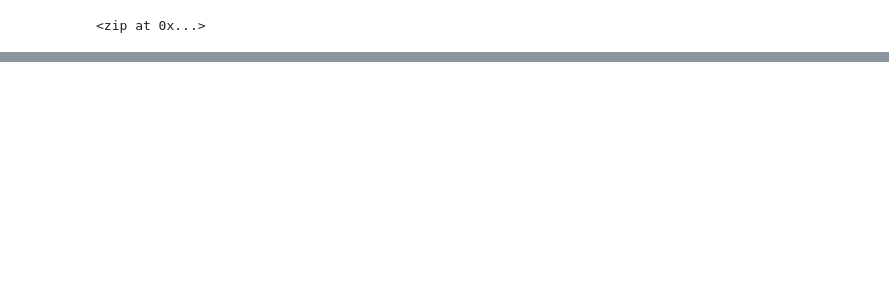
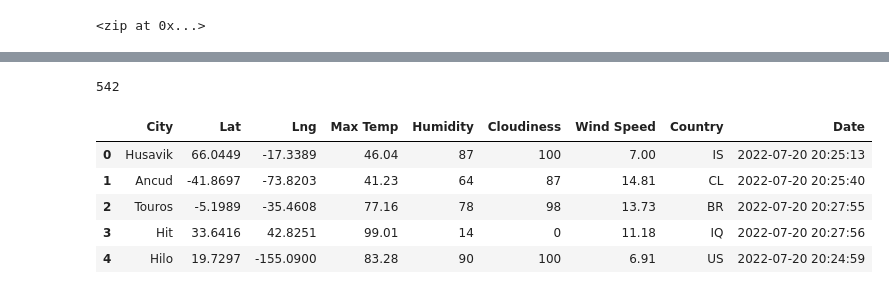
Before and after one commit to JANASIA42/World_Weather_Analysis, a Jupyter notebook: World_Weather_Analysis/WeatherPy.ipynb, the cells around one changed output, grey strips where cells are left out. Saved outputs shown, nothing was run; the diff lists cells and outputs as text; code cells hidden in the pictures; blank space fills up the shorter version.

```diff
--- a/World_Weather_Analysis/WeatherPy.ipynb
+++ b/World_Weather_Analysis/WeatherPy.ipynb
@@ -54,0 +154,15 @@ len(cities)
+# %%
+len(city_data)
+# %% [output]
+542
+# %%
+# Convert the array of dictionaries to a Pandas DataFrame.
+city_data_df = pd.DataFrame(city_data)
+city_data_df.head()
+# %% [output]
+|  | City | Lat | Lng | Max Temp | Humidity | Cloudiness | Wind Speed | Country | Date |
+| 0 | Husavik | 66.0449 | -17.3389 | 46.04 | 87 | 100 | 7.00 | IS | 2022-07-20 20:25:13 |
+| 1 | Ancud | -41.8697 | -73.8203 | 41.23 | 64 | 87 | 14.81 | CL | 2022-07-20 20:25:40 |
+| 2 | Touros | -5.1989 | -35.4608 | 77.16 | 78 | 98 | 13.73 | BR | 2022-07-20 20:27:55 |
+| 3 | Hit | 33.6416 | 42.8251 | 99.01 | 14 | 0 | 11.18 | IQ | 2022-07-20 20:27:56 |
+| 4 | Hilo | 19.7297 | -155.0900 | 83.28 | 90 | 100 | 6.91 | US | 2022-07-20 20:24:59 |
```
Also changed, not shown: parts of 8 cells of this notebook, 3 other files.
